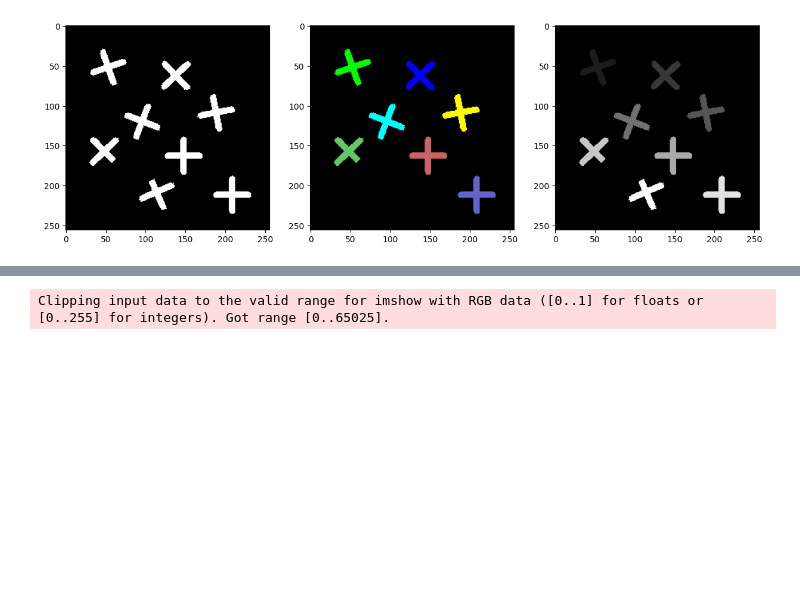
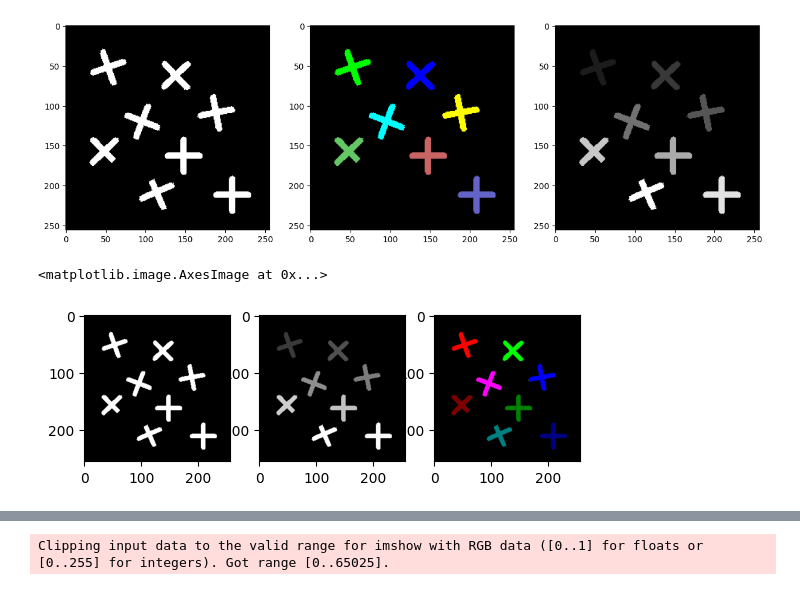
Before and after one commit to gventino/OpenCV2Practices, a Jupyter notebook: Lab02 - Connected Components/lab03.ipynb, the cells around one changed output, grey strips where cells are left out. Drawn from its saved outputs; the diff is of its cells as text; code cells hidden in the pictures; blank space fills up the shorter version.

Commit message:
lab03 - segunda imagem fix?

```diff
--- a/Lab02 - Connected Components/lab03.ipynb
+++ b/Lab02 - Connected Components/lab03.ipynb
@@ -124,34 +124,37 @@ for i in range(1, rows, 1):
                 imgRotulada[i][j] = rotuloL
             elif t == 255 and l == 1:
                 imgRotulada[i][j] = rotuloT
             else:
                 if rotuloT == rotuloL:
                     imgRotulada[i][j] = rotuloL
                 else:
                     imgRotulada[i][j] = rotuloL
                     labels.append((rotuloL,rotuloT))
 
 # segunda varrida:
 for rotuloL, rotuloT in labels:
    for i in range(1, rows, 1):
         for j in range(1, cols, 1):
             if imgRotulada[i][j] == rotuloT:
                 imgRotulada[i][j] = rotuloL
 
 # gerando imagem colorida
 imgColorida = np.zeros((imgRotulada.shape[0], imgRotulada.shape[1], 3), dtype=np.uint8)
 colors = [[0,0,0], [255,0,0], [0,255,0], [0,0,255], [255,255,0], [255,0,255], [0,128,0], [128,0,0], [0,0,128], [0,128,128], [255,255,255]]
 for idx, label in enumerate(np.unique(imgRotulada)):
     imgColorida[imgRotulada == label] = colors[idx % len(colors)]
-
+plt.figure(figsize=(15, 5))
 plt.subplot(1,3,1)
 plt.imshow(img, cmap='gray')
 
 plt.subplot(1,3,2)
 plt.imshow(imgRotulada, cmap='gray')
 
 plt.subplot(1,3,3)
 plt.imshow(imgColorida)
+# %% [output]
+<matplotlib.image.AxesImage at 0x...>
+[figure, added]
 # %% [markdown]
 2. Calcule o número de objetos da imagem clc3.png. Note que antes será necessário binarizar a imagem. Para isso, considere um limiar (*threshold*) de 67, isto é, valores acima de 67 na imagem original recebem zero, e os abaixo recebem 1 (o que resulta na imagem clc3thr1.png).
 
```
